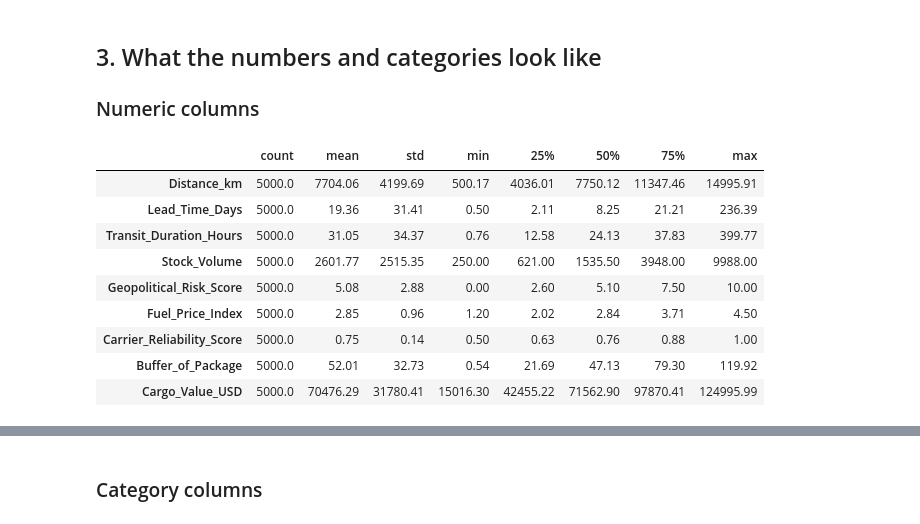
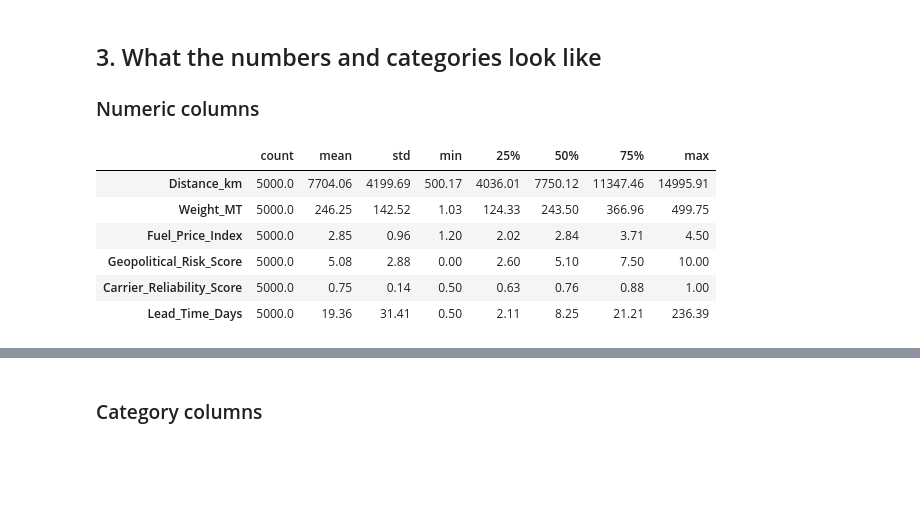
Before and after one commit to zunding19/Aura-LogiSmart, a Jupyter notebook: notebooks/01_data_understanding.ipynb, the cells around one changed output, grey strips where cells are left out. Cells and saved outputs as stored; diff of their text form; code cells hidden in the pictures; blank space fills up the shorter version.

```diff
--- a/notebooks/01_data_understanding.ipynb
+++ b/notebooks/01_data_understanding.ipynb
@@ -31,11 +31,13 @@ pio.renderers.default = "plotly_mimetype+notebook_connected"
 
 # Works whether the notebook is run from the project root or from notebooks/
 ROOT = Path.cwd() if (Path.cwd() / "data").exists() else Path.cwd().parent
-RAW_PATH = ROOT / "data" / "raw" / "global_supply_chain_pharma.csv"
+RAW_PATH = ROOT / "data" / "raw" / "global_supply_chain_risk_2026.csv"
 
 # Chart colours, kept the same in every chart
-BLUE, ORANGE, AQUA = "#2a78d6", "#eb6834", "#1baf7a"
+BLUE, ORANGE, AQUA, OCHRE = "#2a78d6", "#eb6834", "#1baf7a", "#a07a12"
 INK, MUTED, GRID, SURFACE = "#0b0b0b", "#52514e", "#e6e5e1", "#fcfcfb"
+MODE_COLORS = {"Air": BLUE, "Road": ORANGE, "Rail": OCHRE, "Sea": AQUA}
+TARGET = "Disruption_Occurred"
 
 
 def style(fig, title, height=420):
@@ -135,17 +139,14 @@ A perfectly complete file is itself a sign that the data is generated, since rea
 
 ### Numeric columns
 # %%
-numeric_cols = raw.select_dtypes("number").columns.tolist()
+numeric_cols = [c for c in raw.select_dtypes("number").columns if c != TARGET]
 raw[numeric_cols].describe().T.round(2)
 # %% [output]
 |  | count | mean | std | min | 25% | 50% | 75% | max |
 | Distance_km | 5000.0 | 7704.06 | 4199.69 | 500.17 | 4036.01 | 7750.12 | 11347.46 | 14995.91 |
+| Weight_MT | 5000.0 | 246.25 | 142.52 | 1.03 | 124.33 | 243.50 | 366.96 | 499.75 |
+| Fuel_Price_Index | 5000.0 | 2.85 | 0.96 | 1.20 | 2.02 | 2.84 | 3.71 | 4.50 |
+| Geopolitical_Risk_Score | 5000.0 | 5.08 | 2.88 | 0.00 | 2.60 | 5.10 | 7.50 | 10.00 |
+| Carrier_Reliability_Score | 5000.0 | 0.75 | 0.14 | 0.50 | 0.63 | 0.76 | 0.88 | 1.00 |
 | Lead_Time_Days | 5000.0 | 19.36 | 31.41 | 0.50 | 2.11 | 8.25 | 21.21 | 236.39 |
-| Transit_Duration_Hours | 5000.0 | 31.05 | 34.37 | 0.76 | 12.58 | 24.13 | 37.83 | 399.77 |
-| Stock_Volume | 5000.0 | 2601.77 | 2515.35 | 250.00 | 621.00 | 1535.50 | 3948.00 | 9988.00 |
-| Geopolitical_Risk_Score | 5000.0 | 5.08 | 2.88 | 0.00 | 2.60 | 5.10 | 7.50 | 10.00 |
-| Fuel_Price_Index | 5000.0 | 2.85 | 0.96 | 1.20 | 2.02 | 2.84 | 3.71 | 4.50 |
-| Carrier_Reliability_Score | 5000.0 | 0.75 | 0.14 | 0.50 | 0.63 | 0.76 | 0.88 | 1.00 |
-| Buffer_of_Package | 5000.0 | 52.01 | 32.73 | 0.54 | 21.69 | 47.13 | 79.30 | 119.92 |
-| Cargo_Value_USD | 5000.0 | 70476.29 | 31780.41 | 15016.30 | 42455.22 | 71562.90 | 97870.41 | 124995.99 |
 # %%
```
Also changed, not shown: parts of 53 cells of this notebook, 5 other files.
